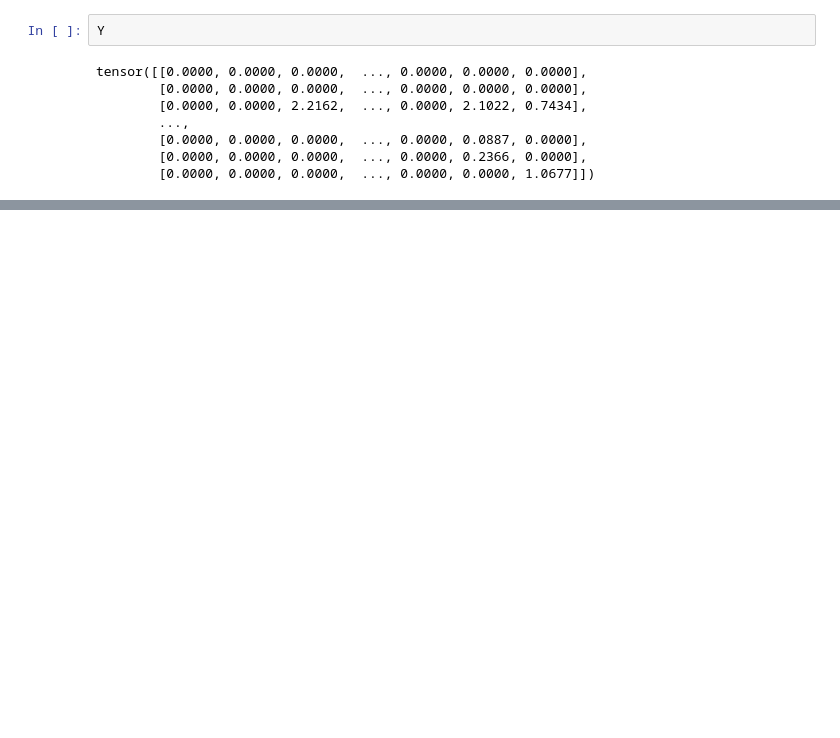
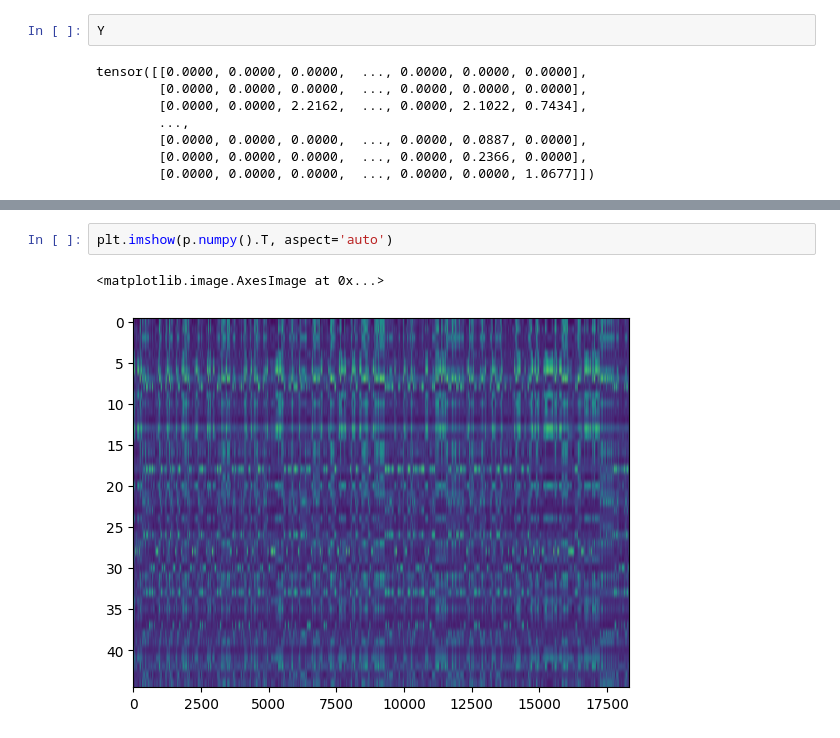
Before and after one commit to mariakesa/Neurogarage2, a Jupyter notebook: playground/data_exploration.ipynb, the cells around one changed output, grey strips where cells are left out. Cells and saved outputs as stored; diff of their text form; blank space fills up the shorter version.

```diff
--- a/playground/data_exploration.ipynb
+++ b/playground/data_exploration.ipynb
@@ -118,0 +171,5 @@ Epoch [1000/1000], Loss: -12434724864.0000
+# %%
+plt.imshow(p.numpy().T, aspect='auto')
+# %% [output]
+<matplotlib.image.AxesImage at 0x...>
+[figure, added]
```
Also changed, not shown: parts of 10 cells of this notebook, 2 other files.
